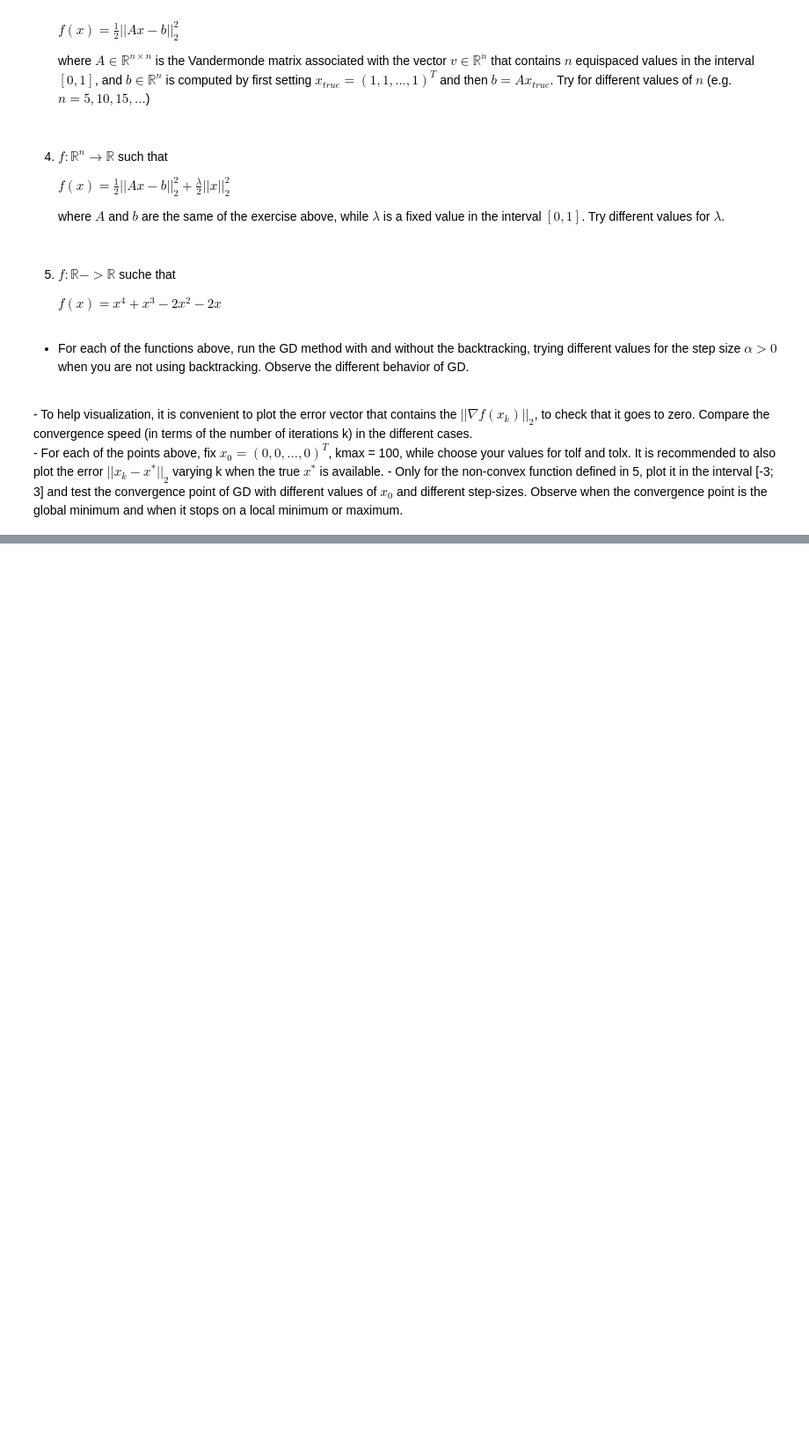
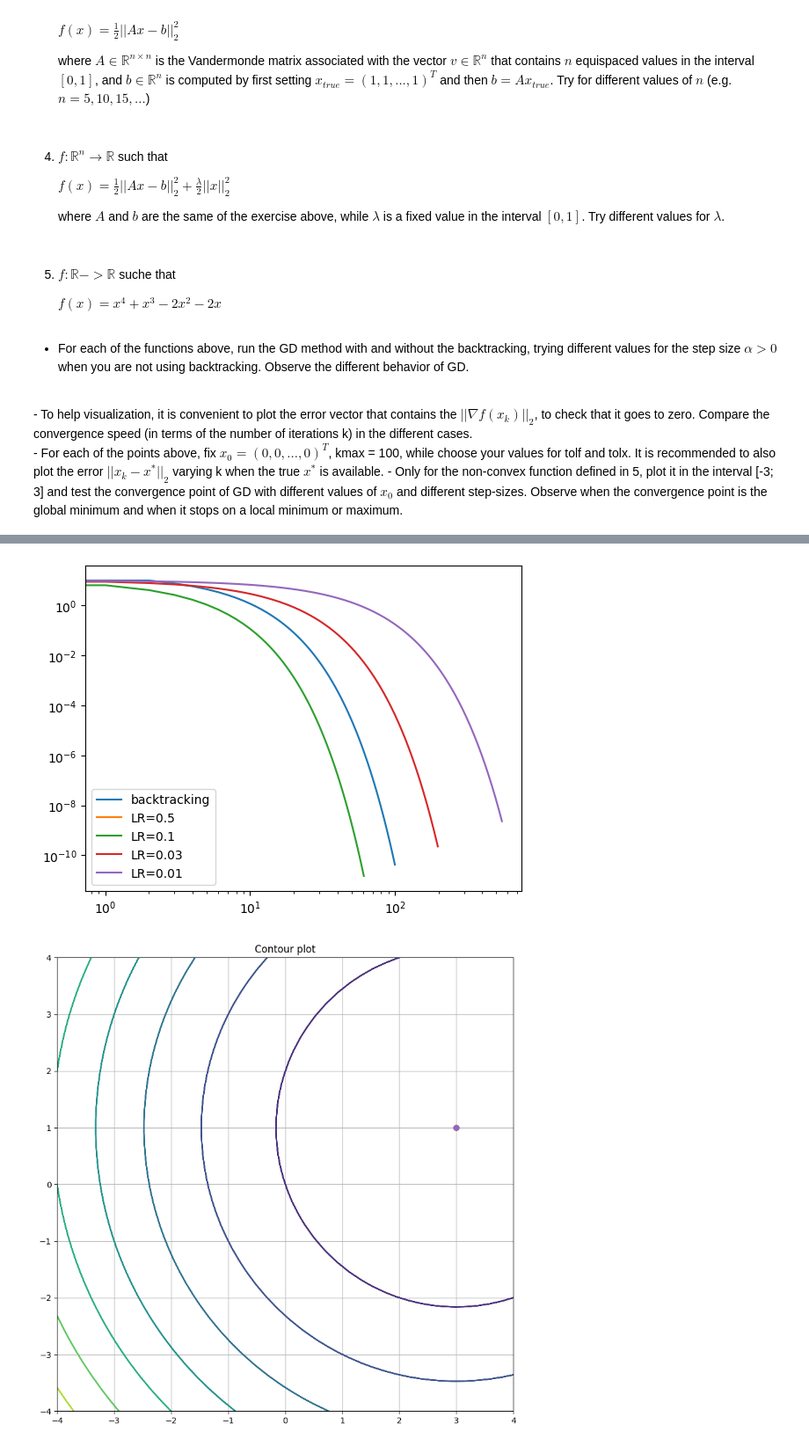
Before and after one commit to ChiaraAngileri/SMM_lab, a Jupyter notebook: Lab3/lab3.ipynb, the cells around one changed output, grey strips where cells are left out. Shown at 88% size. Cells and saved outputs as stored; diff of their text form; code cells hidden in the pictures; blank space fills up the shorter version.

```diff
--- a/Lab3/lab3.ipynb
+++ b/Lab3/lab3.ipynb
@@ -299,17 +301,59 @@ When we are not using backtracking we are testing with learning rate of $1$, $0.
-# %%
-x0 = np.asarray([0,0])
-tolx = 1e-6
-tolf = 1e-6
-kmax = 10000
-
-cvector = np.asarray([1, 0.5, 0.1, 0.03, 0.01])
-
-f_tot = []
-x_tot = []
-
-for c in cvector:
-    x, k, f_val, grads, err_val  = GD(f1, grad_f1, x0, kmax, tolf, tolx, step=c, useBackTracking=False)
-    plt.plot()
-
-    f_tot.append(f_val)
-    x_tot.append(x)
+# %%
+x0 = np.asarray([0,0])
+tolx = 1e-6
+tolf = 1e-6
+kmax = 10000
+
+cvector = np.asarray([0.5, 0.1, 0.03, 0.01])
+
+f_tot = []
+x_tot = []
+x_min = np.zeros((5, 2))
+
+x, k, f_val, grads, err_val  = GD(f1, grad_f1, x0, kmax, tolf, tolx, useBackTracking=True)
+f_tot.append(f_val)
+x_tot.append(x)
+x_min[0] = x[k]
+
+print("Using backtracking: ", x_min[0])
+
+i=1
+for c in cvector:
+    x, k, f_val, grads, err_val  = GD(f1, grad_f1, x0, kmax, tolf, tolx, step=c, useBackTracking=False)
+
+    f_tot.append(f_val)
+    x_tot.append(x)
+    x_min[i] = (x[k])
+
+    print(f"Not using backtracking, with learning rate[{c}]: ", x_min[i])
+
+    i+=1
+
+
+plt.figure()
+plt.yscale("log")
+plt.xscale("log")
+legend=['backtracking','LR=0.5','LR=0.1', 'LR=0.03', 'LR=0.01']
+
+for i in range(len(x_tot)):
+    plt.plot(f_tot[i])
+plt.legend(legend)
+plt.show()
+
+
+
+
+plt.figure(figsize=(10, 10))
+for i in range(len(x_tot)):
+    xv = np.linspace(-4, 4, 40)
+    yv = np.linspace(-4, 4, 40)
+    xx, yy = np.meshgrid(xv, yv)
+    #Compute the value of f over the grid
+    zz = f1([xx, yy])
+    plt.contour(xx, yy, zz)
+
+    plt.plot(x_min[:,0], x_min[:,1], 'o-')
+plt.title("Contour plot")
+plt.grid()
+plt.show()
+# %% [output]
@@ -315,0 +365,2 @@ for c in cvector:
+[figure, added]
+[figure, added]
```
Also changed, not shown: parts of 3 cells of this notebook.
